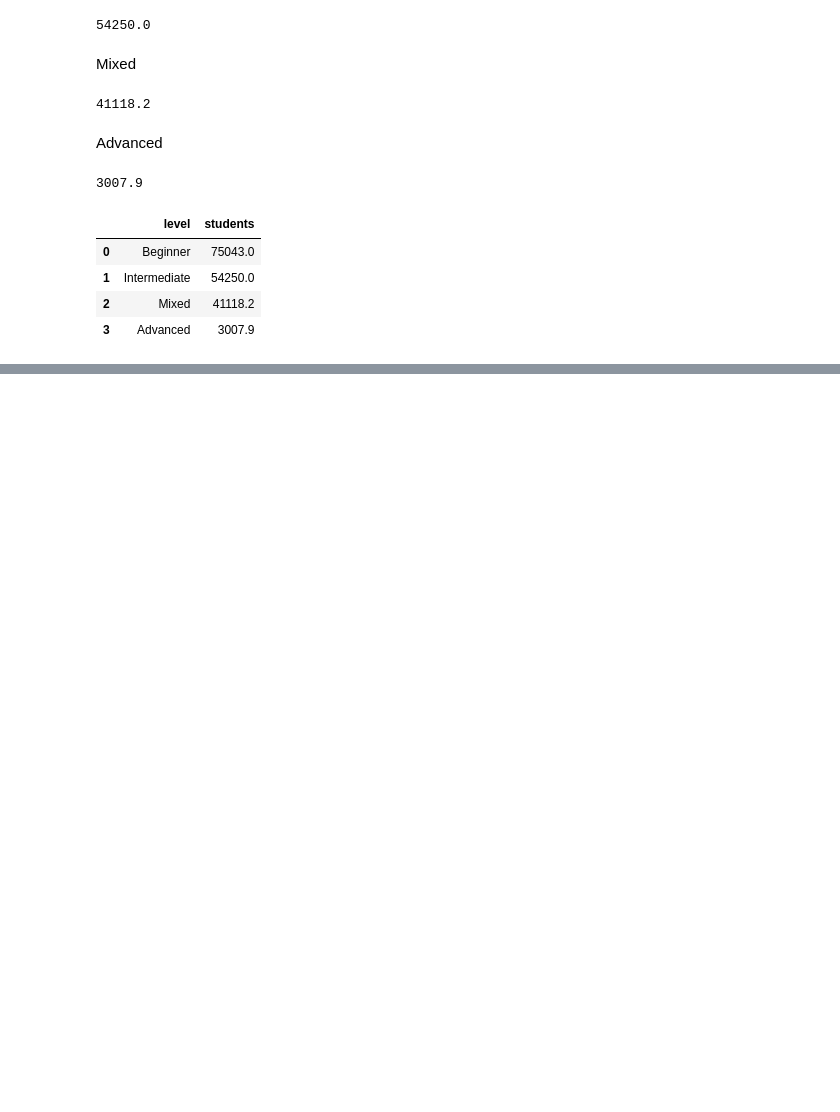
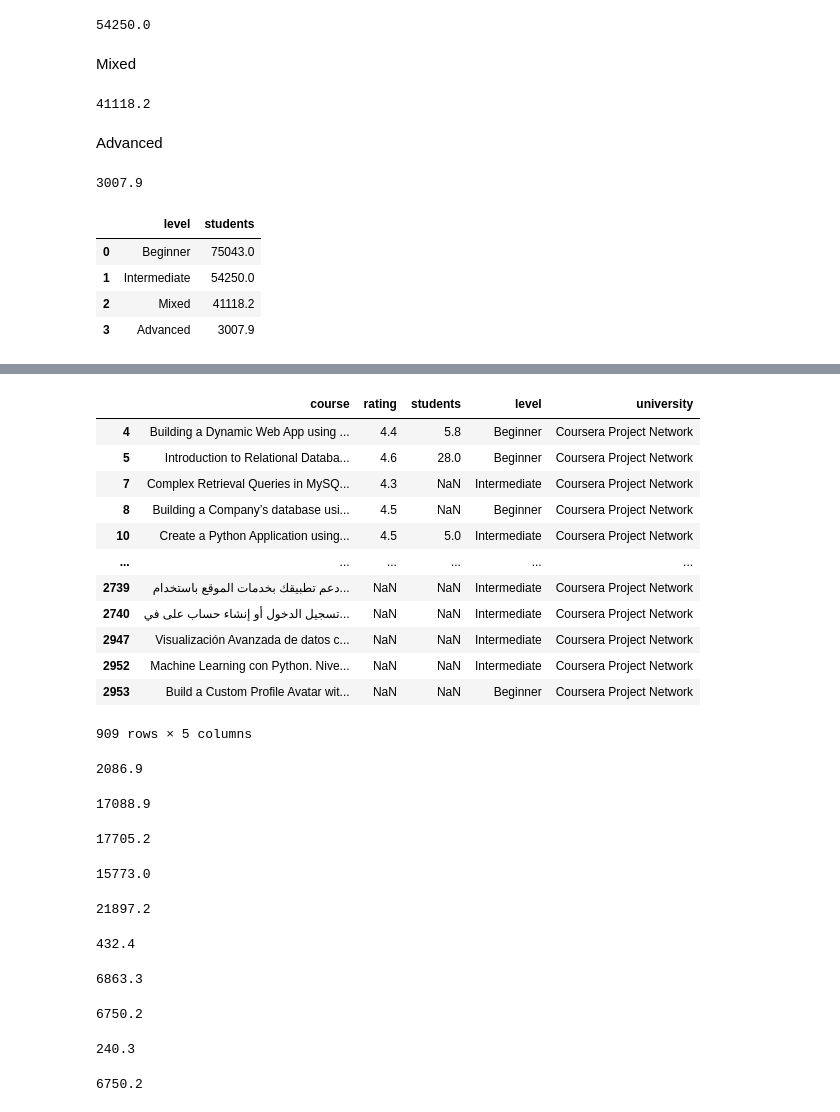
Before and after one commit to jesuschao/Coursera_Project, a Jupyter notebook: 2_EDA.ipynb, the cells around one changed output, grey strips where cells are left out. Drawn from its saved outputs; the diff is of its cells as text; code cells hidden in the pictures; blank space fills up the shorter version.

```diff
--- a/2_EDA.ipynb
+++ b/2_EDA.ipynb
@@ -571,0 +618,77 @@ students_level.to_csv("visualization/students_level.csv", index = False)
+# %%
+Coursera_Project_Network = no_skills[(no_skills.university=="Coursera Project Network")]
+Google_Cloud = no_skills[(no_skills.university=="Google Cloud")]
+IBM = no_skills[(no_skills.university=="IBM")]
+DeepLearning_AI = no_skills[(no_skills.university=="DeepLearning.AI")]
+University_of_Michigan = no_skills[(no_skills.university=="University of Michigan")]
+LearnQuest = no_skills[(no_skills.university=="LearnQuest")]
+Johns_Hopkins_University = no_skills[(no_skills.university=="Johns Hopkins University")]
+Duke_University = no_skills[(no_skills.university=="Duke University")]
+Microsoft = no_skills[(no_skills.university=="Microsoft")]
+University_of_Illinois_at_Urbana_Champaign = no_skills[(no_skills.university=="University of Illinois at Urbana-Champaign")]
+# %%
+Coursera_Project_Network
+# %% [output]
+|  | course | rating | students | level | university |
+| 4 | Building a Dynamic Web App using ... | 4.4 | 5.8 | Beginner | Coursera Project Network |
+| 5 | Introduction to Relational Databa... | 4.6 | 28.0 | Beginner | Coursera Project Network |
+| 7 | Complex Retrieval Queries in MySQ... | 4.3 | NaN | Intermediate | Coursera Project Network |
+| 8 | Building a Company’s database usi... | 4.5 | NaN | Beginner | Coursera Project Network |
+| 10 | Create a Python Application using... | 4.5 | 5.0 | Intermediate | Coursera Project Network |
+| ... | ... | ... | ... | ... | ... |
+| 2739 | دعم تطبيقك بخدمات الموقع باستخدام... | NaN | NaN | Intermediate | Coursera Project Network |
+| 2740 | تسجيل الدخول أو إنشاء حساب على في... | NaN | NaN | Intermediate | Coursera Project Network |
+| 2947 | Visualización Avanzada de datos c... | NaN | NaN | Intermediate | Coursera Project Network |
+| 2952 | Machine Learning con Python. Nive... | NaN | NaN | Intermediate | Coursera Project Network |
+| 2953 | Build a Custom Profile Avatar wit... | NaN | NaN | Beginner | Coursera Project Network |
+909 rows × 5 columns
+# %%
+students_Coursera_Project_Network = round(Coursera_Project_Network.students.sum(), 1)
+students_Coursera_Project_Network
+# %% [output]
+2086.9
+# %%
+students_Google_Cloud = round(Google_Cloud.students.sum(), 1)
+students_Google_Cloud
+# %% [output]
+17088.9
+# %%
+students_IBM = round(IBM.students.sum(), 1)
+students_IBM
+# %% [output]
+17705.2
+# %%
+students_DeepLearning_AI = round(DeepLearning_AI.students.sum(), 1)
+students_DeepLearning_AI
+# %% [output]
+15773.0
+# %%
+students_University_of_Michigan = round(University_of_Michigan.students.sum(), 1)
+students_University_of_Michigan
+# %% [output]
+21897.2
+# %%
+students_LearnQuest = round(LearnQuest.students.sum(), 1)
+students_LearnQuest
+# %% [output]
+432.4
+# %%
+students_Johns_Hopkins_University = round(Johns_Hopkins_University.students.sum(), 1)
+students_Johns_Hopkins_University
+# %% [output]
+6863.3
+# %%
+students_Duke_University = round(Duke_University.students.sum(), 1)
+students_Duke_University
+# %% [output]
+6750.2
+# %%
+students_Microsoft = round(Microsoft.students.sum(), 1)
+students_Microsoft
+# %% [output]
+240.3
+# %%
+students_Duke_University = round(Duke_University.students.sum(), 1)
+students_Duke_University
+# %% [output]
+6750.2
```
Also changed, not shown: parts of 11 cells of this notebook, 2 other files.
